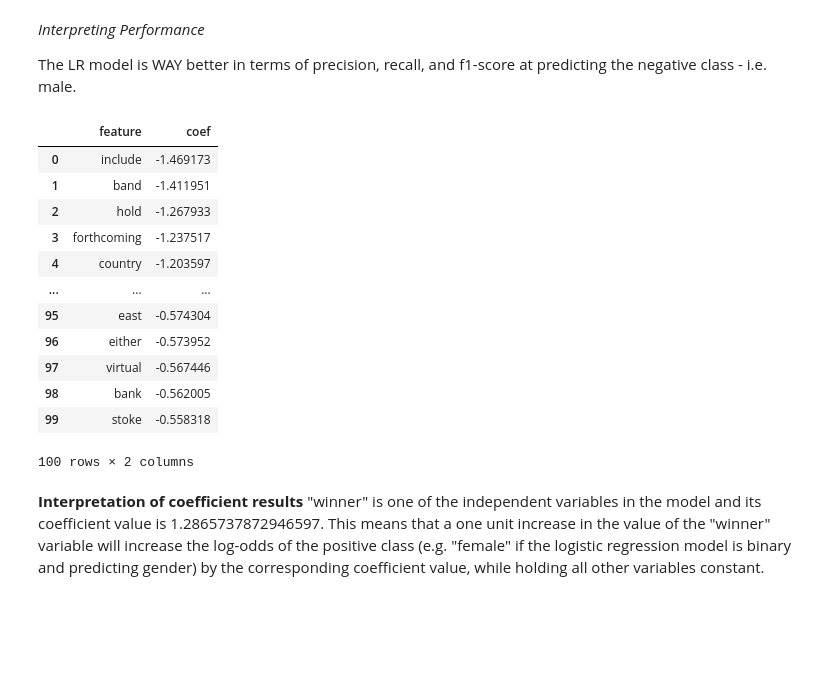
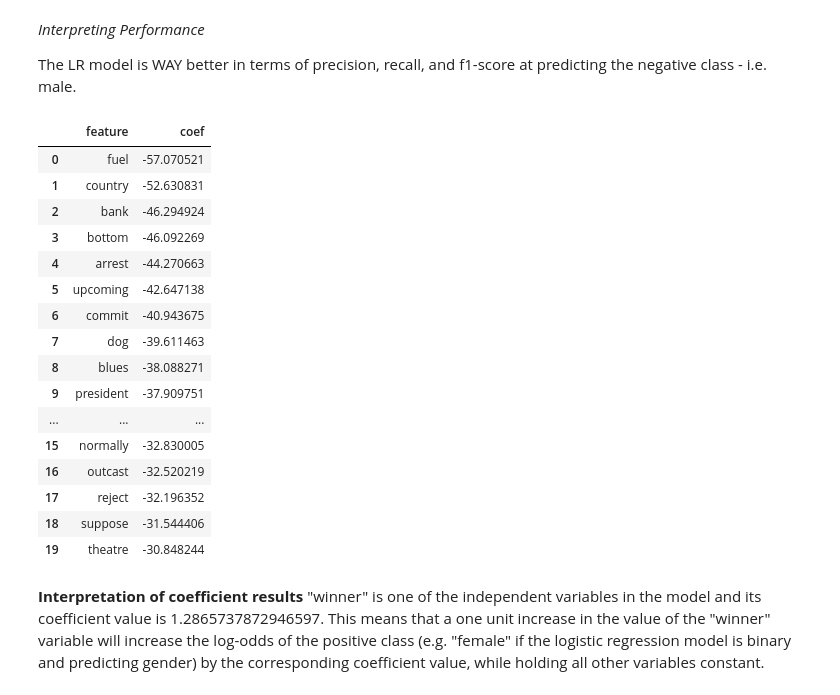
Before and after one commit to yvferreiro/MasterThesis, a Jupyter notebook: Logistic Regression.ipynb, the cells around one changed output. Saved outputs shown, nothing was run; the diff lists cells and outputs as text; code cells hidden in the pictures; blank space fills up the shorter version.

Commit message:
updates on log reg & 2009 results

```diff
--- a/Logistic Regression.ipynb
+++ b/Logistic Regression.ipynb
@@ -26,6 +29,8 @@ from tensorflow.keras.preprocessing.sequence import pad_sequences
 # %%
 #import pre-processed data from pickle
-df_09= pd.read_pickle(r"/Users/yolandaferreirofranchi/Documents/GitHub/Masters-Thesis/sample_results_df_09.pickle")
+#df_09= pd.read_pickle(r"/Users/yolandaferreirofranchi/Documents/GitHub/Masters-Thesis/sample_results_df_09.pickle")
+#df_11= pd.read_pickle(r"/Users/yolandaferreirofranchi/Desktop/2011_text_wo_names.pickle")
+df_09= pd.read_pickle(r"/Users/yolandaferreirofranchi/Desktop/2009_text_wo_names.pickle")
 df_09
 # %% [output]
 |  | pre_processed_sent | male_count | female_count | apicall_fail | sentences | article_id | year | col_type |
@@ -41,3 +46,15 @@ df_09
 | 9709 | [artists, confirm, tour, contestant] | 2 | 1 | 0 | Artists confirmed for the tour ar... | 1043733 | 2009 | 0 |
 | 9711 | [pmliverpool, pmbirmingham, pmbir... | 1 | 4 | 0 | Liverpool Arena - 15 February - 7... | 1043733 | 2009 | 1 |
 3327 rows × 8 columns
+# %%
+def absolute_count(male_col, female_col):
+    if female_col > male_col and male_col == 0:
+        return 1
+    elif male_col> female_col and female_col ==0:
+        return 0
+    else:
+        return None
+# %%
+df_09['col_type'] = df_09.apply(lambda row: absolute_count(row['male_count'], row['female_count']),axis=1)
+df_09= df_09[df_09["col_type"].notnull()]
+df_09
@@ -359,24 +256,28 @@ The LR model is WAY better in terms of precision, recall, and f1-score at predic
 # %%
 #create DF of highest coef
 highest_coef_09 = pd.DataFrame(df_coef_09[0])
 
 #create DF of lowest lowest coef manipulation
 lowest_coef_09 = pd.DataFrame(df_coef_09[1])
 lowest_coef_09 = lowest_coef_09.sort_values(by = ["coef"], ascending = True).reset_index(drop = True) #absolute lowest value
-lowest_coef_09
+lowest_coef_09.head(20)
 # %% [output]
 |  | feature | coef |
-| 0 | include | -1.469173 |
-| 1 | band | -1.411951 |
-| 2 | hold | -1.267933 |
-| 3 | forthcoming | -1.237517 |
-| 4 | country | -1.203597 |
+| 0 | fuel | -57.070521 |
+| 1 | country | -52.630831 |
+| 2 | bank | -46.294924 |
+| 3 | bottom | -46.092269 |
+| 4 | arrest | -44.270663 |
+| 5 | upcoming | -42.647138 |
+| 6 | commit | -40.943675 |
+| 7 | dog | -39.611463 |
+| 8 | blues | -38.088271 |
+| 9 | president | -37.909751 |
 | ... | ... | ... |
-| 95 | east | -0.574304 |
-| 96 | either | -0.573952 |
-| 97 | virtual | -0.567446 |
-| 98 | bank | -0.562005 |
-| 99 | stoke | -0.558318 |
+| 15 | normally | -32.830005 |
+| 16 | outcast | -32.520219 |
+| 17 | reject | -32.196352 |
+| 18 | suppose | -31.544406 |
+| 19 | theatre | -30.848244 |
-100 rows × 2 columns
 # %%
 #save DF as pickle file per year
```
Also changed, not shown: parts of 8 cells of this notebook, 2 other files.
